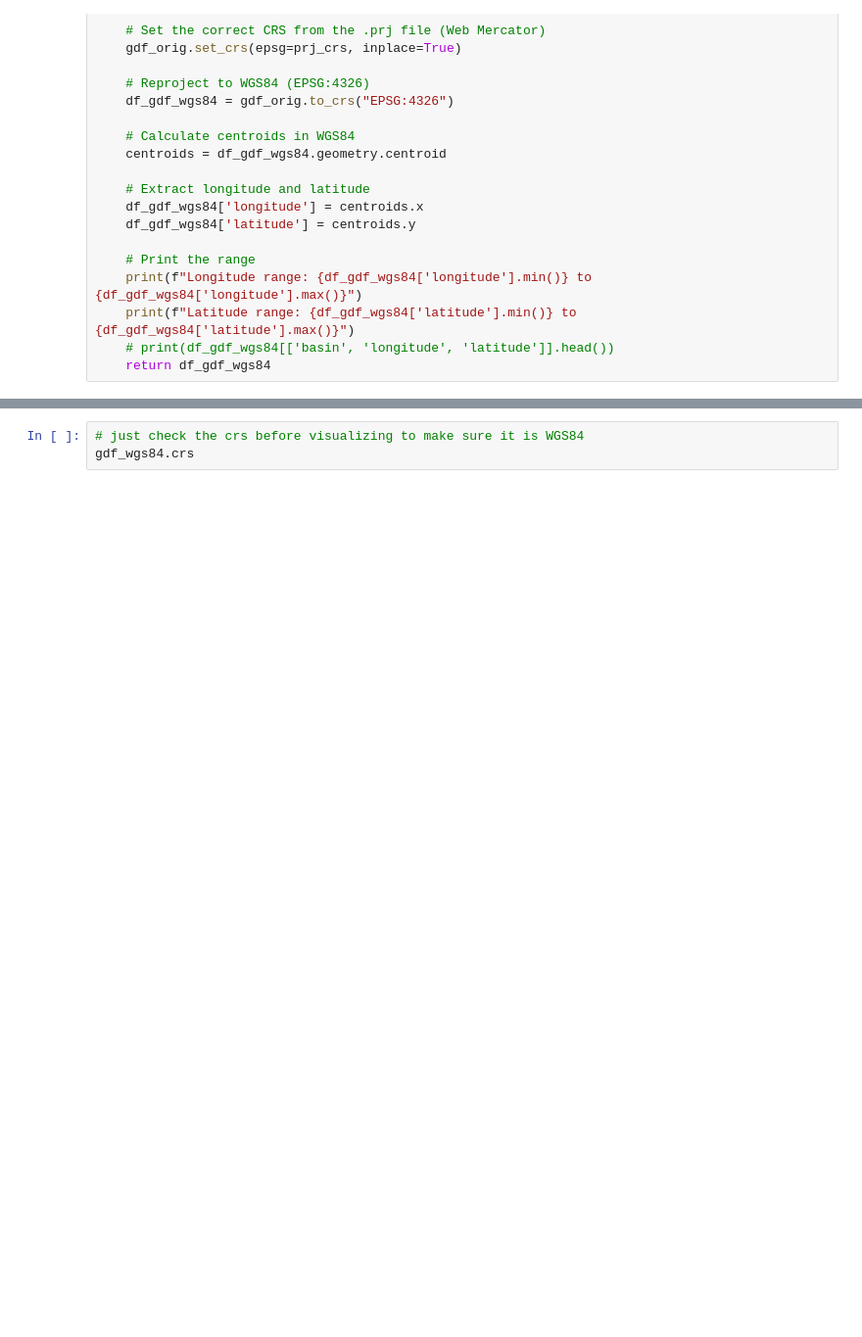
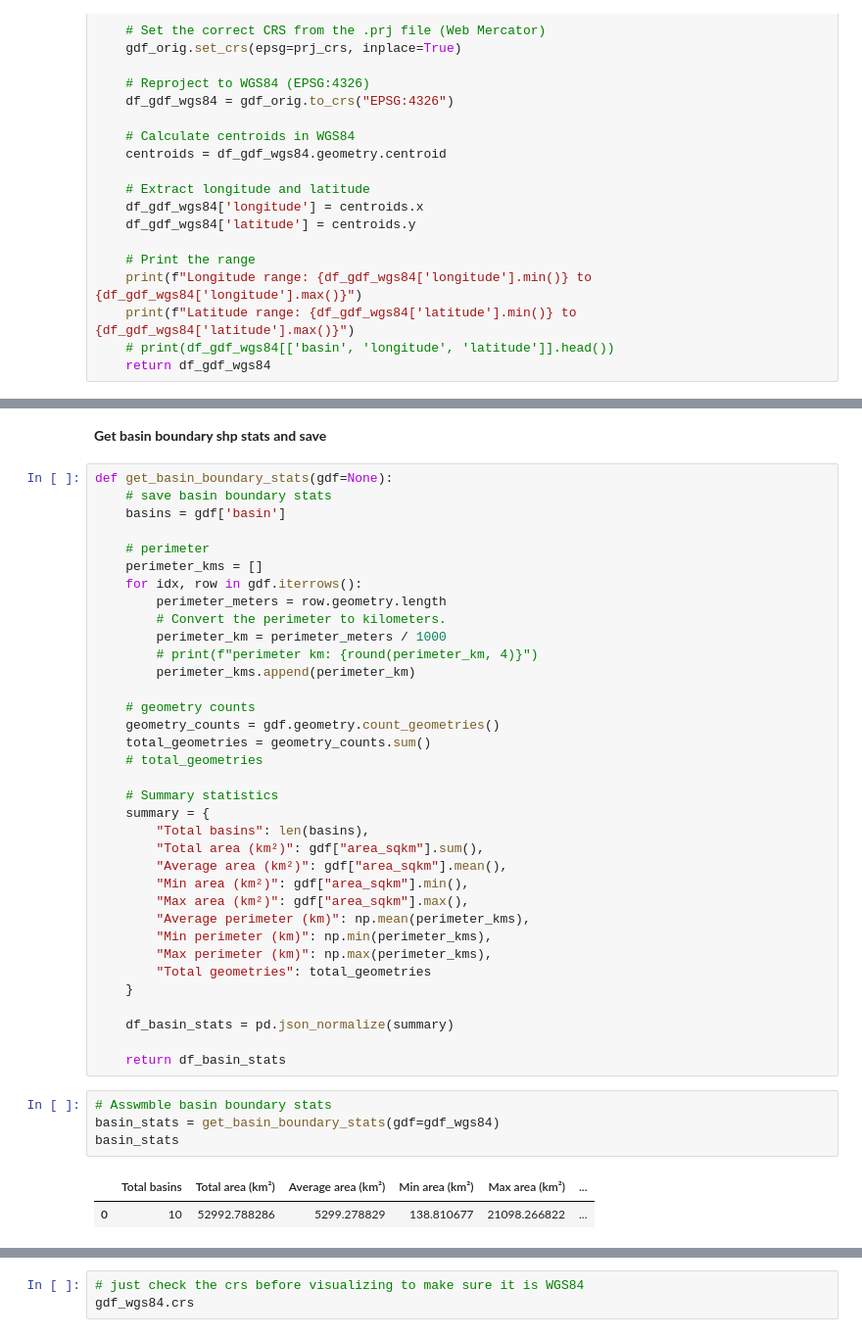
Before and after one commit to QingfangLiu/bhutan_climate_modeling, a Jupyter notebook: code/basin_border/bhutan_basin_boundary.ipynb, the cells around one changed output, grey strips where cells are left out. Shown at 98% size. Saved outputs shown, nothing was run; the diff lists cells and outputs as text; blank space fills up the shorter version.

```diff
--- a/code/basin_border/bhutan_basin_boundary.ipynb
+++ b/code/basin_border/bhutan_basin_boundary.ipynb
@@ -187,3 +210,47 @@ Latitude range: 26.945873636088635 to 27.84243536003244
 |  | geometry | basin | path | area_ha | area_sqkm | SHAPE__Len | SHAPE__Are | longitude | latitude |
 | 0 | POLYGON ((90.35281 27.22062, 90.3... | Aiechhu | E:\2024-2025\Basin_boundaries\Aie... | 196390.588555 | 1963.905886 | 337019.366034 | 2.481073e+09 | 90.464808 | 26.945874 |
 | 1 | POLYGON ((92.03864 27.25695, 92.0... | Merak_Sakteng | E:\2024-2025\Basin_boundaries\Mer... | 13881.067718 | 138.810677 | 76767.739616 | 1.763939e+08 | 92.033958 | 27.329946 |
+# %% [markdown]
+**Get basin boundary shp stats and save**
+# %%
+def get_basin_boundary_stats(gdf=None):
+    # save basin boundary stats
+    basins = gdf['basin']
+
+    # perimeter
+    perimeter_kms = []
+    for idx, row in gdf.iterrows():
+        perimeter_meters = row.geometry.length
+        # Convert the perimeter to kilometers.
+        perimeter_km = perimeter_meters / 1000
+        # print(f"perimeter km: {round(perimeter_km, 4)}")
+        perimeter_kms.append(perimeter_km)
+
+    # geometry counts
+    geometry_counts = gdf.geometry.count_geometries()
+    total_geometries = geometry_counts.sum()
+    # total_geometries
+
+    # Summary statistics
+    summary = {
+        "Total basins": len(basins),
+        "Total area (km²)": gdf["area_sqkm"].sum(),
+        "Average area (km²)": gdf["area_sqkm"].mean(),
+        "Min area (km²)": gdf["area_sqkm"].min(),
+        "Max area (km²)": gdf["area_sqkm"].max(),
+        "Average perimeter (km)": np.mean(perimeter_kms),
+        "Min perimeter (km)": np.min(perimeter_kms),
+        "Max perimeter (km)": np.max(perimeter_kms),
+        "Total geometries": total_geometries
+    }
+
+    df_basin_stats = pd.json_normalize(summary)
+
+    return df_basin_stats
+# %%
+# Asswmble basin boundary stats
+basin_stats = get_basin_boundary_stats(gdf=gdf_wgs84)
+basin_stats
+# %% [output]
+|  | Total basins | Total area (km²) | Average area (km²) | Min area (km²) | Max area (km²) | ... |
+| 0 | 10 | 52992.788286 | 5299.278829 | 138.810677 | 21098.266822 | ... |
```
Also changed, not shown: parts of 22 cells of this notebook, 5 other files.
